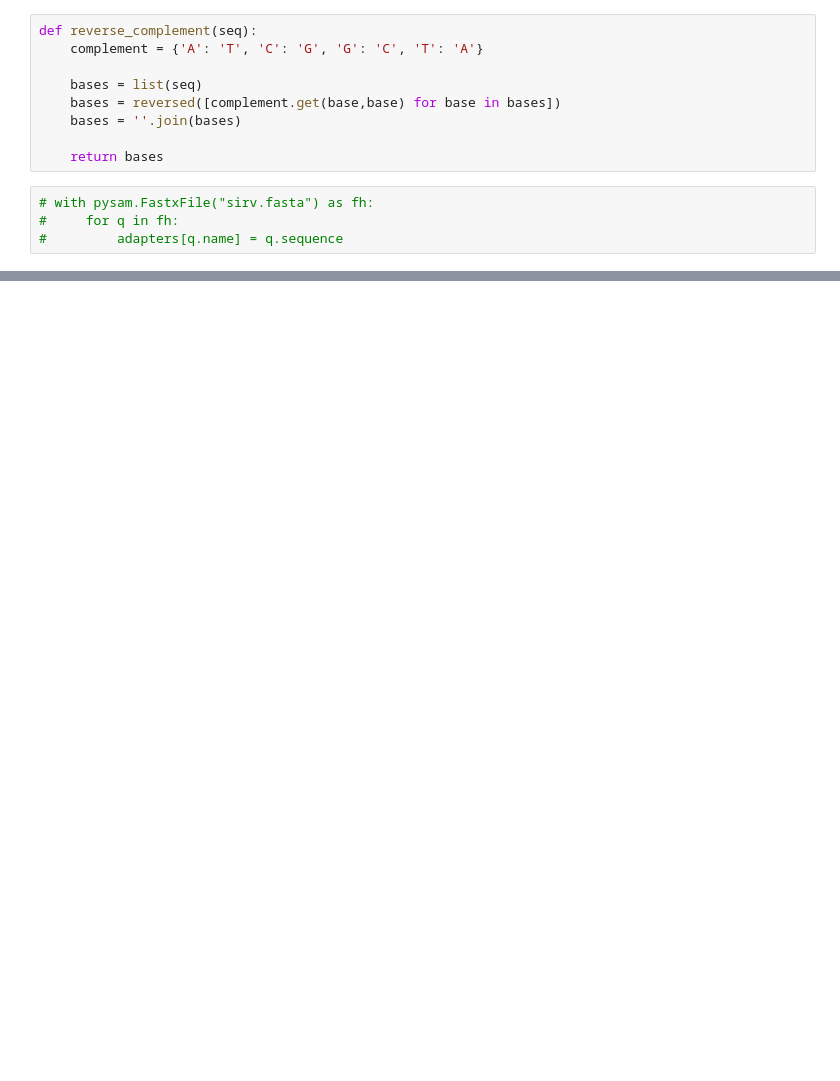
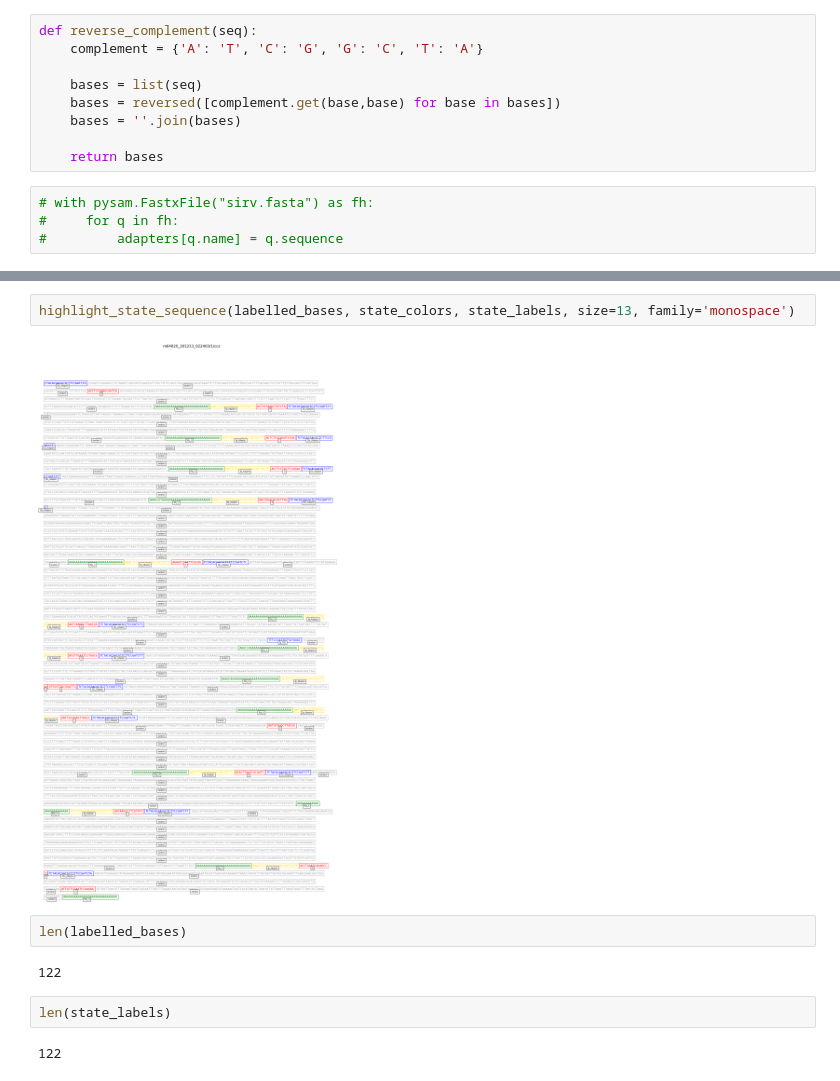
Before and after one commit to kvg/notebooks, a Jupyter notebook: annmas.ipynb, the cells around one changed output, grey strips where cells are left out. Drawn from its saved outputs; the diff is of its cells as text; blank space fills up the shorter version.

```diff
--- a/annmas.ipynb
+++ b/annmas.ipynb
@@ -309,0 +494,12 @@ random:RDB (1024 8536) random:RI (674 8537) random:RI (674 8538) random:RI (674
+# %%
+highlight_state_sequence(labelled_bases, state_colors, state_labels, size=13, family='monospace')
+# %% [output]
+[figure, added]
+# %%
+len(labelled_bases)
+# %% [output]
+122
+# %%
+len(state_labels)
+# %% [output]
+122
```
Also changed, not shown: parts of 24 cells of this notebook, 2 other files.
